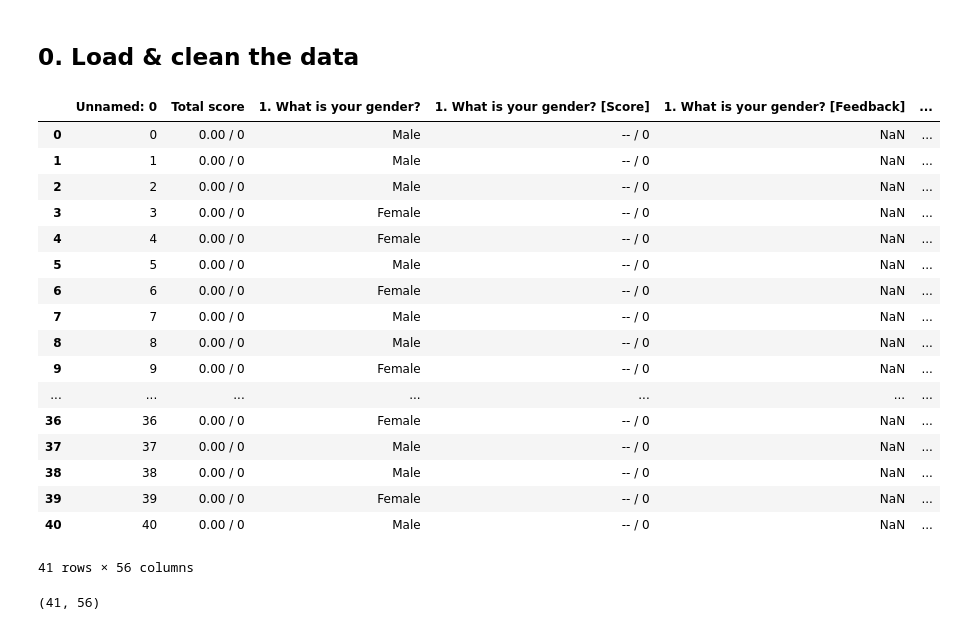
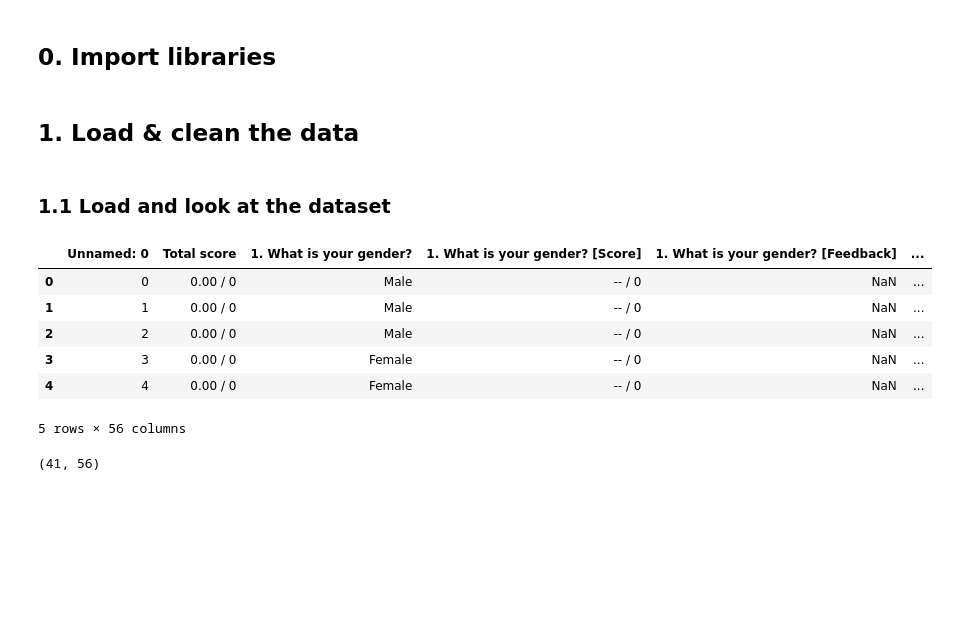
Before and after one commit to sba26106-bit/stat-techniques-ca1, a Jupyter notebook: CA1 Statistical Techniques for DA.ipynb, the cells around one changed output. Saved outputs shown, nothing was run; the diff lists cells and outputs as text; code cells hidden in the pictures; blank space fills up the shorter version.

```diff
--- a/CA1 Statistical Techniques for DA.ipynb
+++ b/CA1 Statistical Techniques for DA.ipynb
@@ -7,5 +7,7 @@ The Google form of the survey is: https://docs.google.com/forms/d/e/1FAIpQLSdrzD
 
 The data was collected for academic purposes and has been fully anonymised (timestamps were also removed, as they are a potential way to de-anonymise responses).
+# %% [markdown]
+## 0. Import libraries
 # %%
 # Import required libraries
 import pandas as pd
@@ -12,5 +15,7 @@ import pandas as pd
 import seaborn as sns
 import matplotlib.pyplot as plt
 # %% [markdown]
-## 0. Load & clean the data
+## 1. Load & clean the data
+# %% [markdown]
+### 1.1 Load and look at the dataset
 # %%
@@ -18,26 +23,15 @@ import matplotlib.pyplot as plt
 df = pd.read_csv('Data_CA1.csv')
 # %%
-# Having a look at the dataset
-df
+# Take a look at the dataset
+df.head()
 # %% [output]
 |  | Unnamed: 0 | Total score | 1. What is your gender? | 1. What is your gender? [Score] | 1. What is your gender? [Feedback] | ... |
 | 0 | 0 | 0.00 / 0 | Male | -- / 0 | NaN | ... |
 | 1 | 1 | 0.00 / 0 | Male | -- / 0 | NaN | ... |
 | 2 | 2 | 0.00 / 0 | Male | -- / 0 | NaN | ... |
 | 3 | 3 | 0.00 / 0 | Female | -- / 0 | NaN | ... |
 | 4 | 4 | 0.00 / 0 | Female | -- / 0 | NaN | ... |
-| 5 | 5 | 0.00 / 0 | Male | -- / 0 | NaN | ... |
-| 6 | 6 | 0.00 / 0 | Female | -- / 0 | NaN | ... |
-| 7 | 7 | 0.00 / 0 | Male | -- / 0 | NaN | ... |
-| 8 | 8 | 0.00 / 0 | Male | -- / 0 | NaN | ... |
-| 9 | 9 | 0.00 / 0 | Female | -- / 0 | NaN | ... |
-| ... | ... | ... | ... | ... | ... | ... |
-| 36 | 36 | 0.00 / 0 | Female | -- / 0 | NaN | ... |
-| 37 | 37 | 0.00 / 0 | Male | -- / 0 | NaN | ... |
-| 38 | 38 | 0.00 / 0 | Male | -- / 0 | NaN | ... |
-| 39 | 39 | 0.00 / 0 | Female | -- / 0 | NaN | ... |
-| 40 | 40 | 0.00 / 0 | Male | -- / 0 | NaN | ... |
-41 rows × 56 columns
+5 rows × 56 columns
 # %%
 df.shape
 # %% [output]
```
Also changed, not shown: parts of 34 cells of this notebook, 1 other file.
